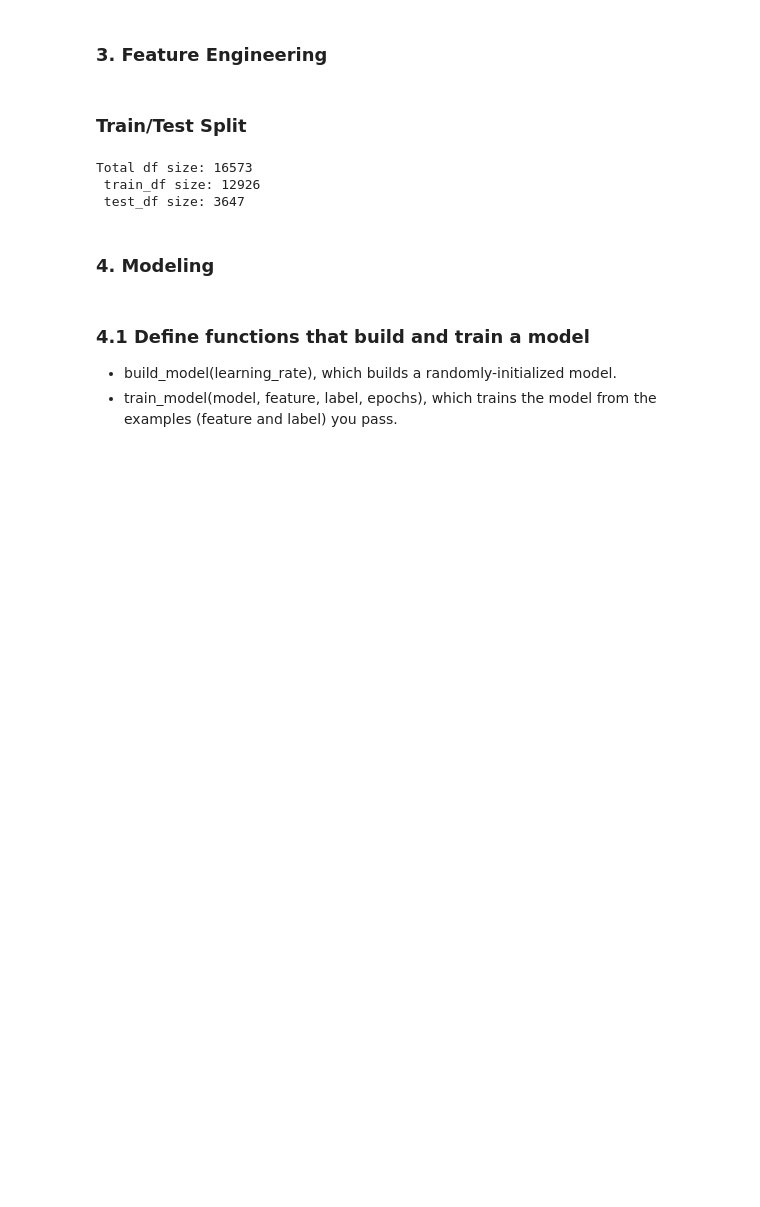
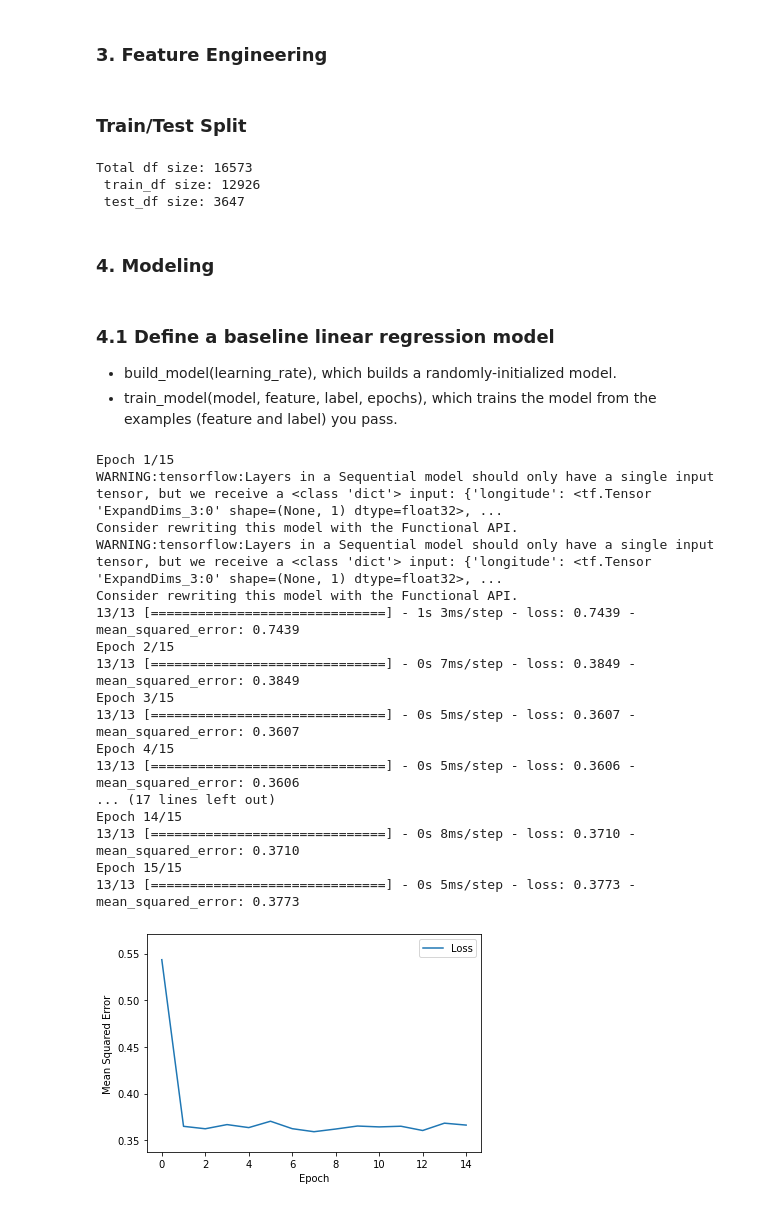
Before and after one commit to xinrui112/Machine-Learning, a Jupyter notebook: Machine-Learning-with-Scikit-Learn/02_02_California_housing_price-Tensorflow_Regression.ipynb, the cells around one changed output. Saved outputs shown, nothing was run; the diff lists cells and outputs as text; code cells hidden in the pictures; blank space fills up the shorter version.

```diff
--- a/Machine-Learning-with-Scikit-Learn/02_02_California_housing_price-Tensorflow_Regression.ipynb
+++ b/Machine-Learning-with-Scikit-Learn/02_02_California_housing_price-Tensorflow_Regression.ipynb
@@ -164,7 +164,7 @@ Total df size: 16573
 # %% [markdown]
 ### 4. Modeling
 # %% [markdown]
-### 4.1 Define functions that build and train a model
+### 4.1 Define a baseline linear regression model
 - build_model(learning_rate), which builds a randomly-initialized model.
 - train_model(model, feature, label, epochs), which trains the model from the examples (feature and label) you pass.
 # %%
@@ -180,7 +180,7 @@ def build_model(my_learning_rate, feature_layer):
   # Compile into TensorFlow.
   model.compile(optimizer=tf.keras.optimizers.RMSprop(lr=my_learning_rate),
                 loss="mean_squared_error",
-                metrics=[tf.keras.metrics.RootMeanSquaredError()])
+                metrics=[tf.keras.metrics.MeanSquaredError()])
 
   return model
 
@@ -194,13 +194,52 @@ def train_model(model, df, epochs, batch_size, label_name):
                       batch_size=batch_size,epochs=epochs,
                       shuffle=True) # specified number of epochs.
 
-  # Gather the trained model's weight and bias.
-  #trained_weight = model.get_weights()[0]
-  #trained_bias = model.get_weights()[1]
+  epochs = history.epoch # The list of epochs is stored separately from the rest of history.
+  hist = pd.DataFrame(history.history) # Isolate the error for each epoch.
+  mse = hist["mean_squared_error"] # Take a snapshot of the model's root mean squared error at each epoch.
 
-  epochs = history.epoch # The list of epochs is stored separately from the rest of history.
-
-  hist = pd.DataFrame(history.history) # Isolate the error for each epoch.
-  rmse = hist["root_mean_squared_error"] # Take a snapshot of the model's root mean squared error at each epoch.
-
-  return epochs, rmse
+  return epochs, mse
+# %%
+#Plot a curve of loss vs. epoch.
+def plot_the_loss_curve(epochs, rmse):
+  plt.figure()
+  plt.xlabel("Epoch")
+  plt.ylabel("Mean Squared Error")
+
+  plt.plot(epochs, mse, label="Loss")
+  plt.legend()
+  plt.ylim([mse.min()*0.94, mse.max()* 1.05])
+  plt.show()
+# %%
+# Hyperparameters:
+learning_rate = 0.05
+epochs = 15
+batch_size = 1000
+
+label_name="median_house_value"
+
+# Invoke the functions.
+my_model = build_model(learning_rate,feature_layer)
+epochs, mse = train_model(my_model, train_df,
+                           epochs, batch_size, label_name)
+
+plot_the_loss_curve(epochs, mse)
+# %% [output]
+Epoch 1/15
+WARNING:tensorflow:Layers in a Sequential model should only have a single input tensor, but we receive a <class 'dict'> input: {'longitude': <tf.Tensor 'ExpandDims_3:0' shape=(None, 1) dtype=float32>, ...
+Consider rewriting this model with the Functional API.
+WARNING:tensorflow:Layers in a Sequential model should only have a single input tensor, but we receive a <class 'dict'> input: {'longitude': <tf.Tensor 'ExpandDims_3:0' shape=(None, 1) dtype=float32>, ...
+Consider rewriting this model with the Functional API.
+13/13 [==============================] - 1s 3ms/step - loss: 0.7439 - mean_squared_error: 0.7439
+Epoch 2/15
+13/13 [==============================] - 0s 7ms/step - loss: 0.3849 - mean_squared_error: 0.3849
+Epoch 3/15
+13/13 [==============================] - 0s 5ms/step - loss: 0.3607 - mean_squared_error: 0.3607
+Epoch 4/15
+13/13 [==============================] - 0s 5ms/step - loss: 0.3606 - mean_squared_error: 0.3606
+... (17 lines left out)
+Epoch 14/15
+13/13 [==============================] - 0s 8ms/step - loss: 0.3710 - mean_squared_error: 0.3710
+Epoch 15/15
+13/13 [==============================] - 0s 5ms/step - loss: 0.3773 - mean_squared_error: 0.3773
+[figure, added]
```
Also changed, not shown: parts of 7 cells of this notebook, 2 other files.
